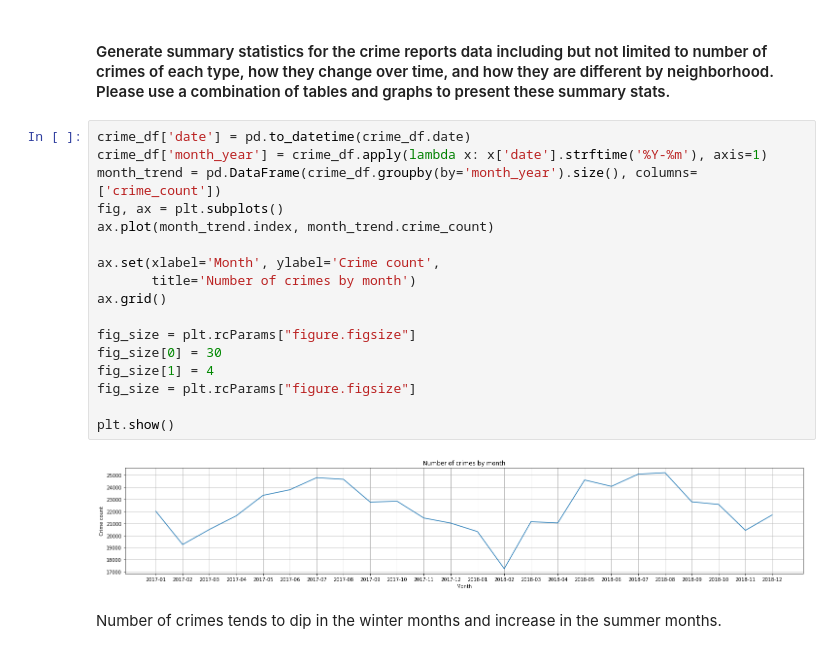
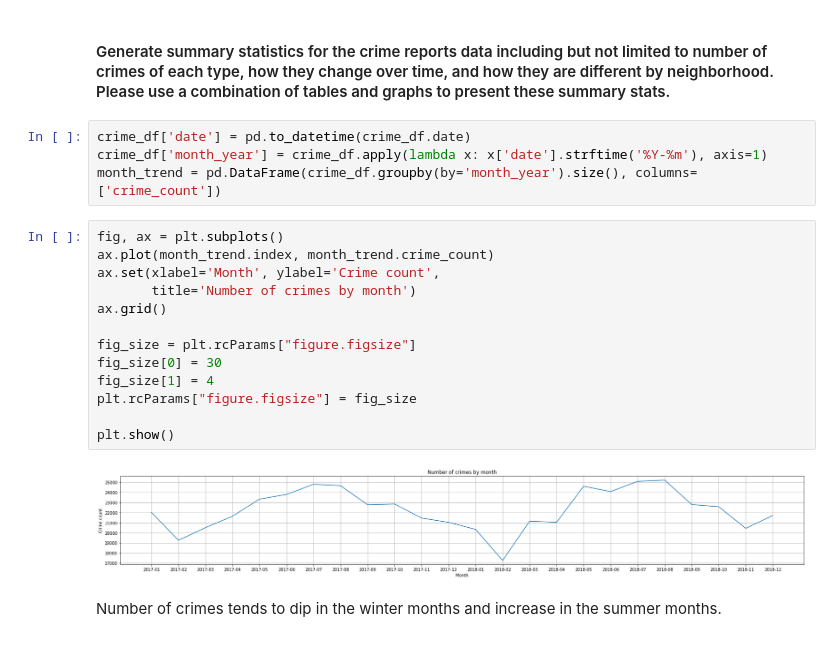
Before and after one commit to chankrista/mlforpublicpolicy, a Jupyter notebook: Assignment 1.ipynb, the cells around one changed output. Drawn from its saved outputs; the diff is of its cells as text.

```diff
--- a/Assignment 1.ipynb
+++ b/Assignment 1.ipynb
@@ -17,25 +19,25 @@ results = client.get("6zsd-86xi", limit=600000, where='year == 2017 OR year == 2
 crime_df = geopandas.GeoDataFrame(results)
 # %% [markdown]
 #### Generate summary statistics for the crime reports data including but not limited to number of crimes of each type, how they change over time, and how they are different by neighborhood. Please use a combination of tables and graphs to present these summary stats.
+# %%
+crime_df['date'] = pd.to_datetime(crime_df.date)
+crime_df['month_year'] = crime_df.apply(lambda x: x['date'].strftime('%Y-%m'), axis=1)
+month_trend = pd.DataFrame(crime_df.groupby(by='month_year').size(), columns=['crime_count'])
 # %%
-crime_df['date'] = pd.to_datetime(crime_df.date)
-crime_df['month_year'] = crime_df.apply(lambda x: x['date'].strftime('%Y-%m'), axis=1)
-month_trend = pd.DataFrame(crime_df.groupby(by='month_year').size(), columns=['crime_count'])
 fig, ax = plt.subplots()
 ax.plot(month_trend.index, month_trend.crime_count)
-
 ax.set(xlabel='Month', ylabel='Crime count',
        title='Number of crimes by month')
 ax.grid()
 
 fig_size = plt.rcParams["figure.figsize"]
 fig_size[0] = 30
 fig_size[1] = 4
-fig_size = plt.rcParams["figure.figsize"]
+plt.rcParams["figure.figsize"] = fig_size
 
 plt.show()
 # %% [output]
-[figure, old version]
+[figure, new version]
 # %% [markdown]
 Number of crimes tends to dip in the winter months and increase in the summer months.
 # %%
```
Also changed, not shown: parts of 39 cells of this notebook.
